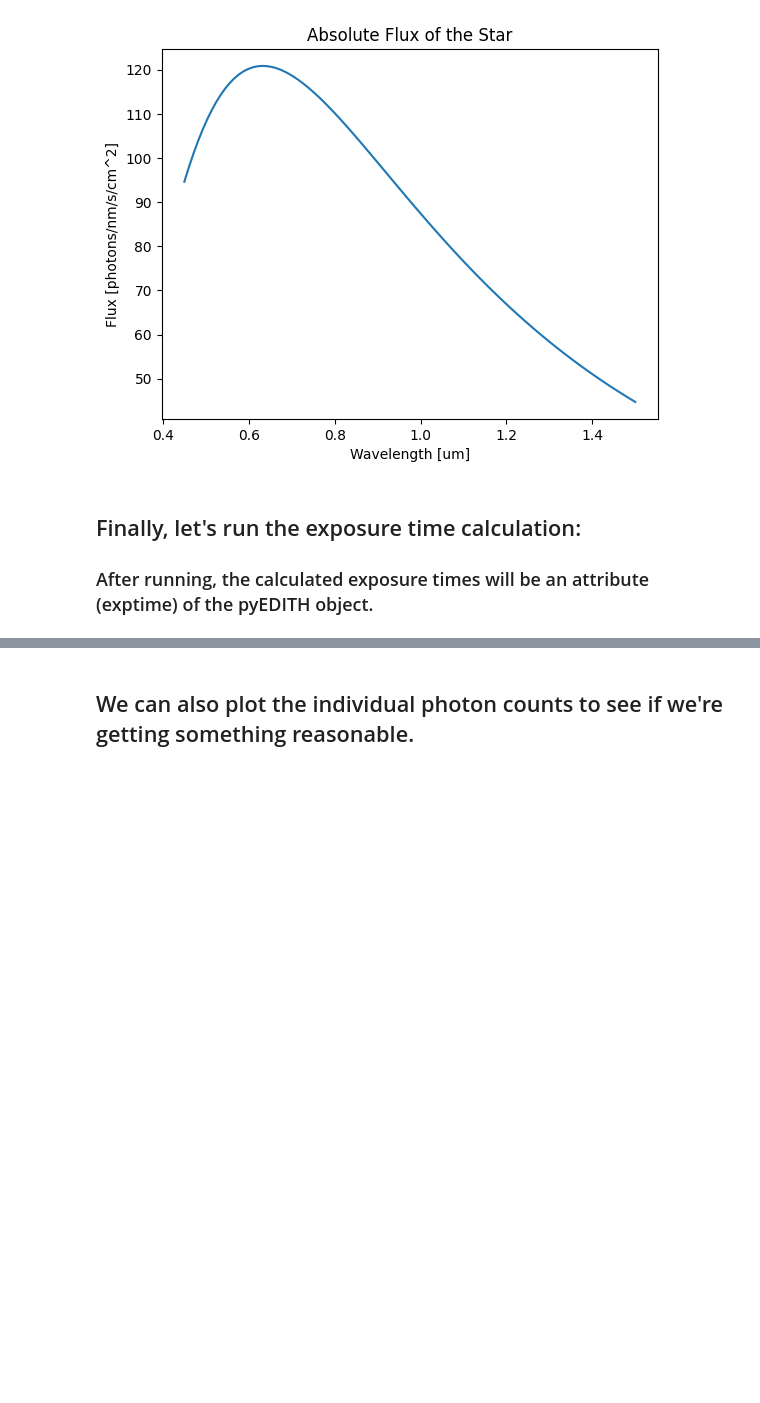
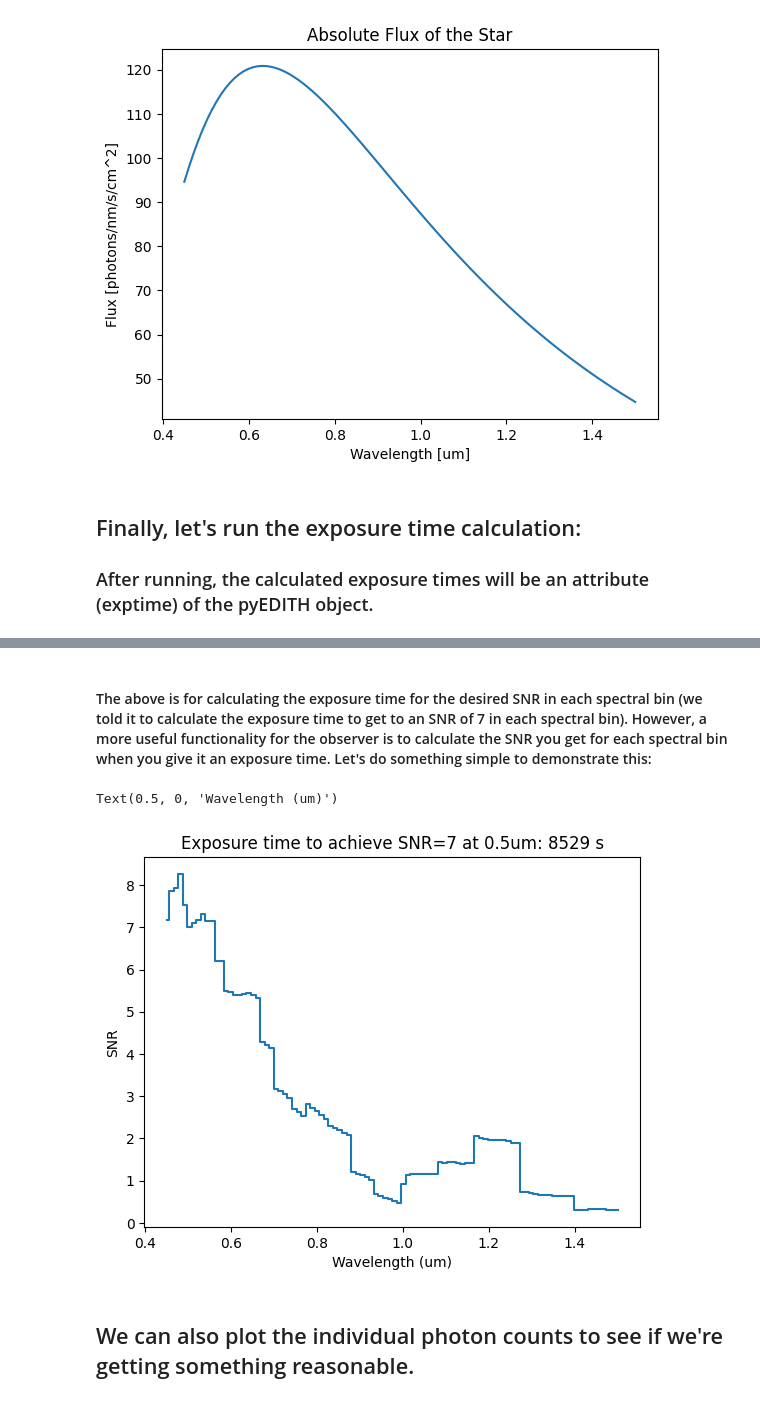
Before and after one commit to eleonoraalei/pyEDITH, a Jupyter notebook: tutorials/spectroscopy_tutorial.ipynb, the cells around one changed output, grey strips where cells are left out. Cells and saved outputs as stored; diff of their text form; code cells hidden in the pictures; blank space fills up the shorter version.

Commit message:
demonstrating functionality to go from exptime to SNR spectrum

```diff
--- a/tutorials/spectroscopy_tutorial.ipynb
+++ b/tutorials/spectroscopy_tutorial.ipynb
@@ -328,3 +329,24 @@ plt.yscale("log")
+# %% [markdown]
+#### The above is for calculating the exposure time for the desired SNR in each spectral bin (we told it to calculate the exposure time to get to an SNR of 7 in each spectral bin). However, a more useful functionality for the observer is to calculate the SNR you get for each spectral bin when you give it an exposure time. Let's do something simple to demonstrate this:
+# %%
+# To do this, we need to specify a different parameter called "obstime":
+# first let's see how long it would take to get to a 7 sigma detection at 0.5 um:
+ind_05um = np.argmin(np.abs(observation.wavelength - 0.5*u.um))
+observation.obstime = observation.exptime[ind_05um] # get the exposure time to given the results above
+#observation.obstime = 100 * u.hr # let's simulate a 100 hr exposure.
+pE.calculate_exposure_time_or_snr(observation, scene, observatory, mode="signal_to_noise", verbose=False)
+# %%
+# Let's plot it:
+plt.figure()
+plt.step(observation.wavelength, observation.fullsnr, where="mid")
+#plt.scatter(observation.wavelength[np.isinf(observation.exptime)], 1e6*np.ones_like(observation.wavelength[np.isinf(observation.exptime)]), marker="X", color="red")
+plt.title(f"Exposure time to achieve SNR=7 at 0.5um: {round(observation.obstime.value)} s")
+
+plt.ylabel("SNR")
+plt.xlabel("Wavelength (um)")
+# %% [output]
+Text(0.5, 0, 'Wavelength (um)')
+[figure, added]
 # %% [markdown]
 ## We can also plot the individual photon counts to see if we're getting something reasonable.
 # %%
```
Also changed, not shown: parts of 4 cells of this notebook.
